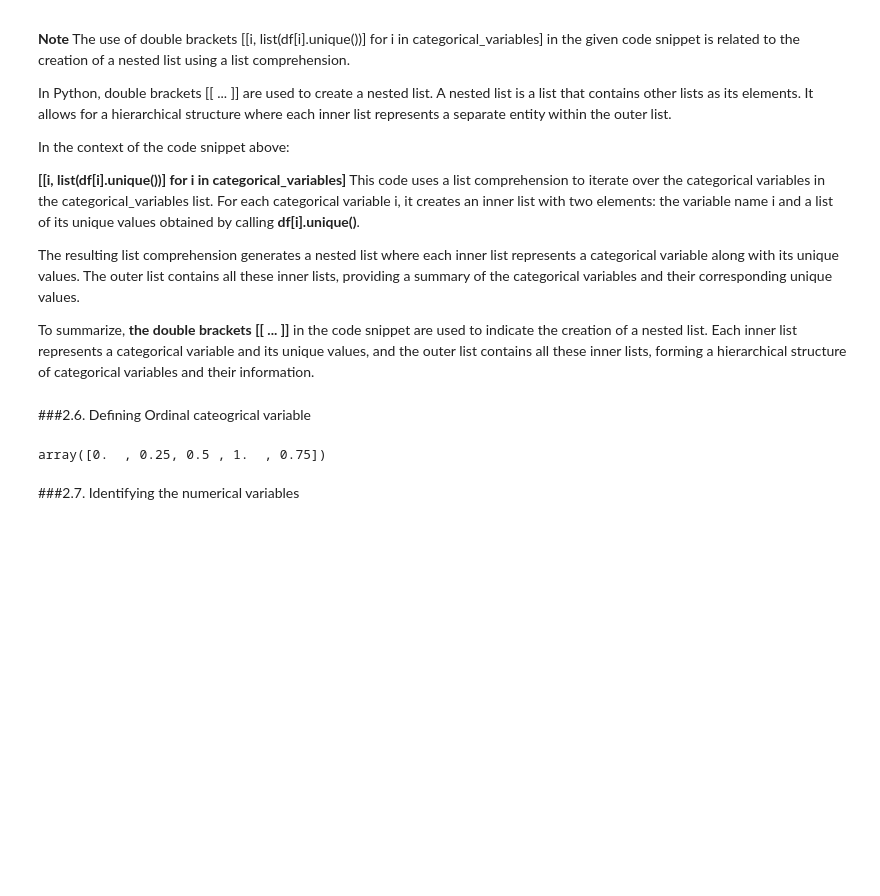
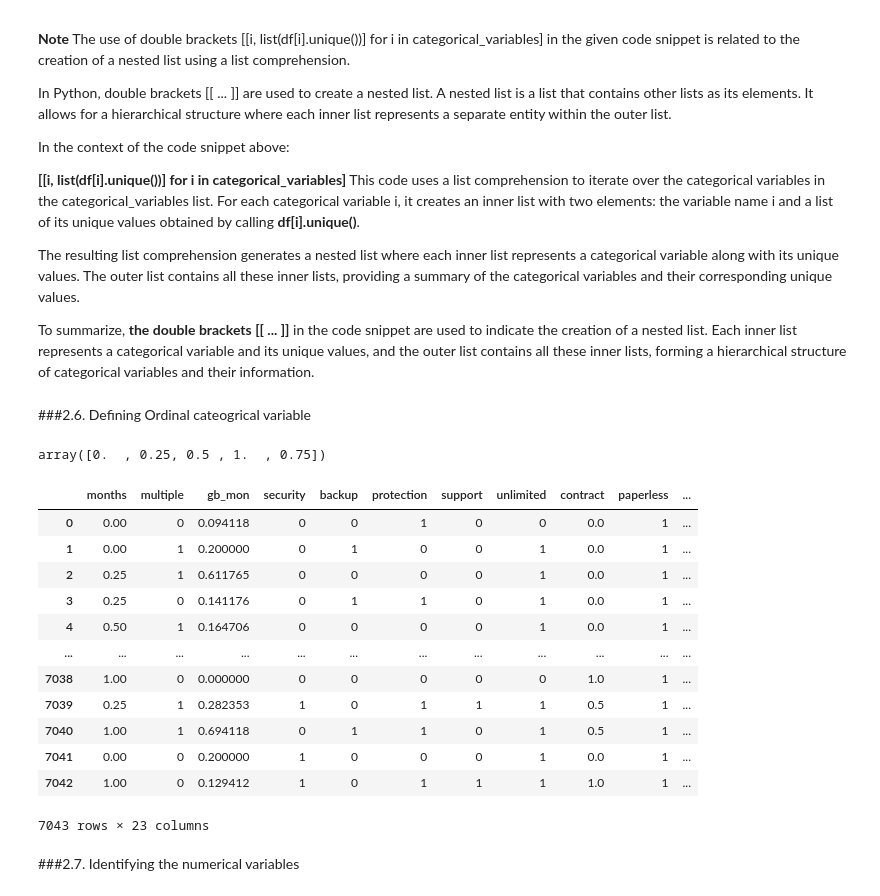
Before and after one commit to drpetros11111/IBM_ML_Coursera, a Jupyter notebook: KNN.ipynb, the cells around one changed output. Cells and saved outputs as stored; diff of their text form; code cells hidden in the pictures; blank space fills up the shorter version.

```diff
--- a/KNN.ipynb
+++ b/KNN.ipynb
@@ -275,14 +311,27 @@ To summarize, **the double brackets [[ ... ]]** in the code snippet are used to
 ###2.6. Defining Ordinal cateogrical variable
 # %%
 ordinal_variables = ['contract', 'satisfaction']
-# %%
-ordinal_variables = ['contract', 'satisfaction']
 # %%
 df['months'].unique()
 # %% [output]
 array([0.  , 0.25, 0.5 , 1.  , 0.75])
 # %%
 ordinal_variables.append('months')
+df
+# %% [output]
+|  | months | multiple | gb_mon | security | backup | protection | support | unlimited | contract | paperless | ... |
+| 0 | 0.00 | 0 | 0.094118 | 0 | 0 | 1 | 0 | 0 | 0.0 | 1 | ... |
+| 1 | 0.00 | 1 | 0.200000 | 0 | 1 | 0 | 0 | 1 | 0.0 | 1 | ... |
+| 2 | 0.25 | 1 | 0.611765 | 0 | 0 | 0 | 0 | 1 | 0.0 | 1 | ... |
+| 3 | 0.25 | 0 | 0.141176 | 0 | 1 | 1 | 0 | 1 | 0.0 | 1 | ... |
+| 4 | 0.50 | 1 | 0.164706 | 0 | 0 | 0 | 0 | 1 | 0.0 | 1 | ... |
+| ... | ... | ... | ... | ... | ... | ... | ... | ... | ... | ... | ... |
+| 7038 | 1.00 | 0 | 0.000000 | 0 | 0 | 0 | 0 | 0 | 1.0 | 1 | ... |
+| 7039 | 0.25 | 1 | 0.282353 | 1 | 0 | 1 | 1 | 1 | 0.5 | 1 | ... |
+| 7040 | 1.00 | 1 | 0.694118 | 0 | 1 | 1 | 0 | 1 | 0.5 | 1 | ... |
+| 7041 | 0.00 | 0 | 0.200000 | 1 | 0 | 0 | 0 | 1 | 0.0 | 1 | ... |
+| 7042 | 1.00 | 0 | 0.129412 | 1 | 0 | 1 | 1 | 1 | 1.0 | 1 | ... |
+7043 rows × 23 columns
 # %% [markdown]
 ###2.7. Identifying the numerical variables
 # %%
```
Also changed, not shown: parts of 22 cells of this notebook.
